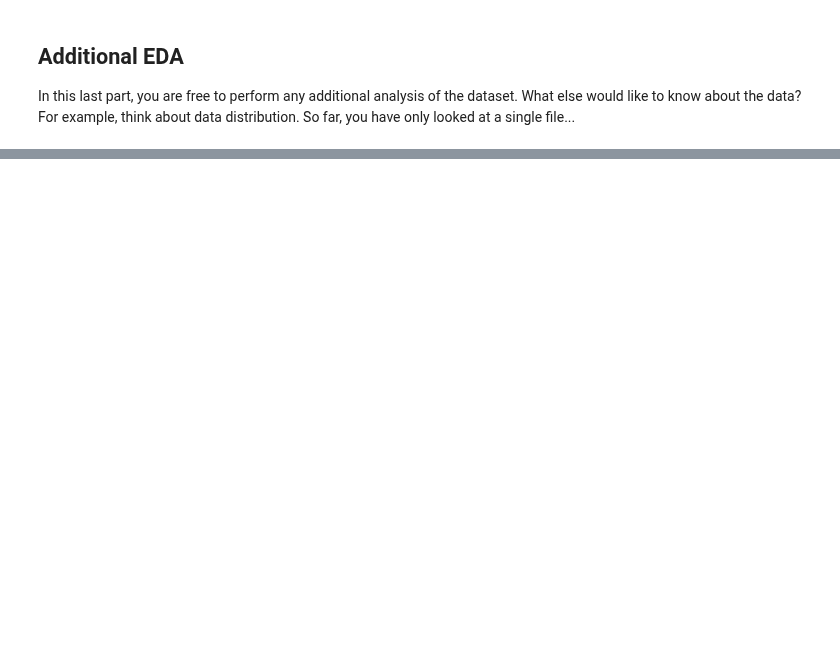
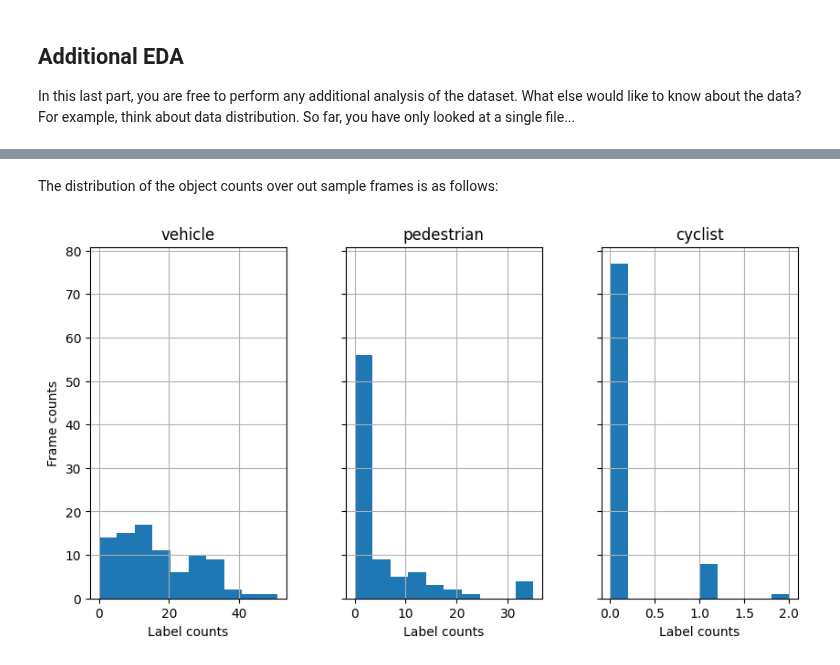
Before and after one commit to ruddyscent/udacity-workspace, a Jupyter notebook: nd0013-kr/object-detection-in-an-urban-environment-korean/home/Exploratory Data Analysis.ipynb, the cells around one changed output, grey strips where cells are left out. Saved outputs shown, nothing was run; the diff lists cells and outputs as text; code cells hidden in the pictures; blank space fills up the shorter version.

```diff
--- a/nd0013-kr/object-detection-in-an-urban-environment-korean/home/Exploratory Data Analysis.ipynb
+++ b/nd0013-kr/object-detection-in-an-urban-environment-korean/home/Exploratory Data Analysis.ipynb
@@ -85,3 +81,20 @@ display_instances(batch)
 
 In this last part, you are free to perform any additional analysis of the dataset. What else would like to know about the data?
 For example, think about data distribution. So far, you have only looked at a single file...
+# %%
+from collections import Counter
+import pandas as pd
+
+label_map = {1: 'vehicle', 2: 'pedestrian', 4: 'cyclist'}
+
+lbl_counts = []
+for sample in dataset.take(86):
+    image_classes = sample['groundtruth_classes']
+    cls_counter = Counter(image_classes.numpy().tolist())
+    new_row = {label_map[k]: v for k, v in cls_counter.items()}
+    new_row['filename'] = sample['filename'].numpy().decode('utf-8')
+    # waymo_df = waymo_df.append(new_row, ignore_index=True)
+    lbl_counts.append(pd.Series(new_row))
+
+waymo_df = pd.concat(lbl_counts, axis=1).transpose().fillna(0)
+waymo_df
@@ -87,0 +129,12 @@ For example, think about data distribution. So far, you have only looked at a si
+# %% [markdown]
+The distribution of the object counts over out sample frames is as follows:
+# %%
+%matplotlib inline
+
+axarr = waymo_df.hist(sharey=True, layout = (1, 3), figsize=(10, 5))
+
+for ax in axarr.flatten():
+    ax.set_xlabel("Label counts")
+    ax.set_ylabel("Frame counts")
+# %% [output]
+[figure, added]
```
Also changed, not shown: parts of 5 cells of this notebook.
